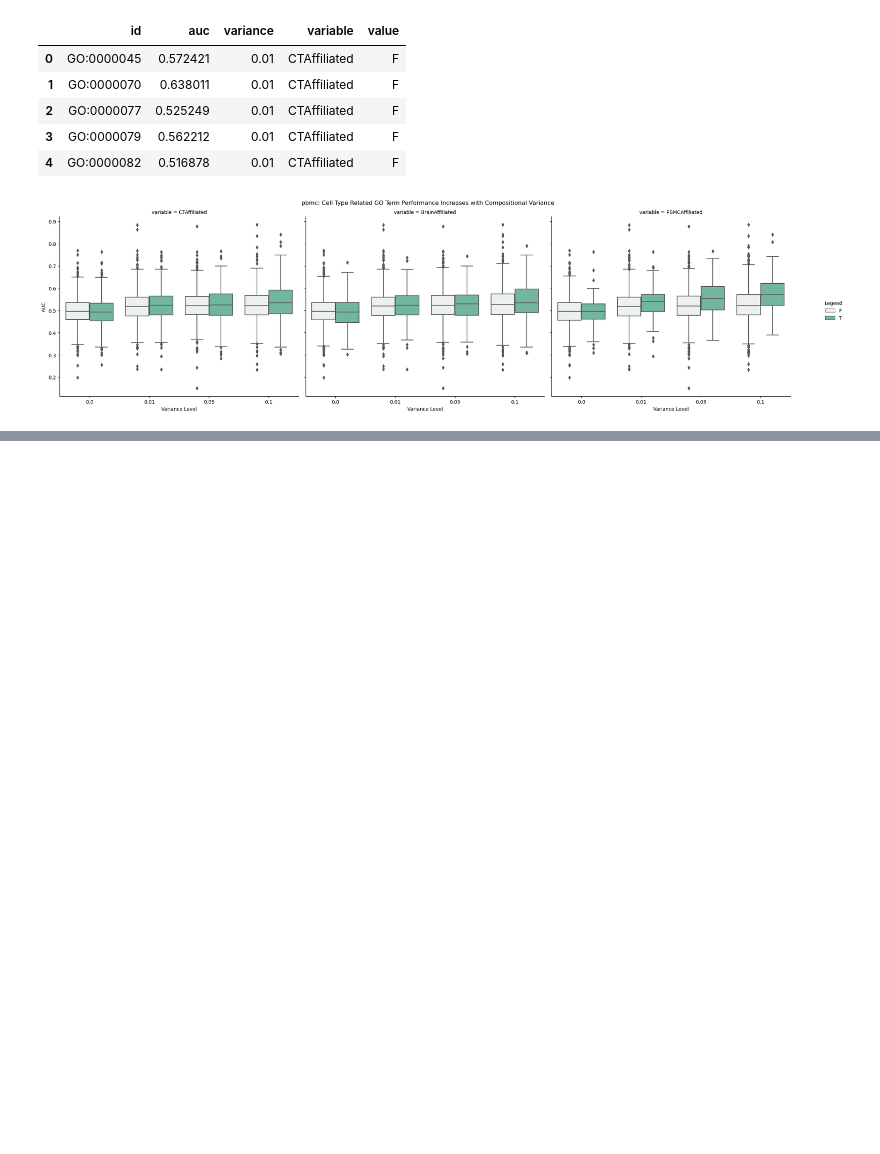
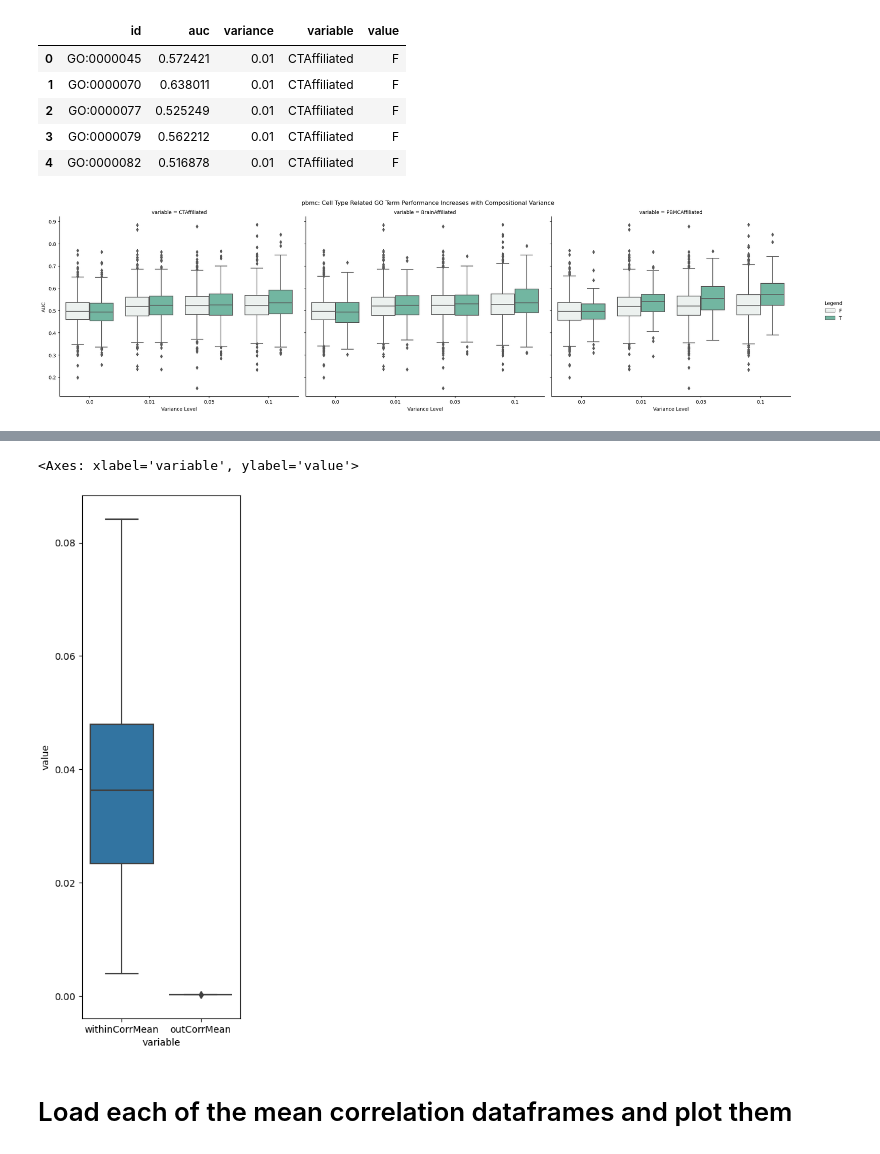
Before and after one commit to AlexAdrian-Hamazaki/Pseudobulk_Function_Pipeline, a Jupyter notebook: bin/bulkSimulations/bin/notebooks/analysis.ipynb, the cells around one changed output, grey strips where cells are left out. Saved outputs shown, nothing was run; the diff lists cells and outputs as text; code cells hidden in the pictures; blank space fills up the shorter version.

```diff
--- a/bin/bulkSimulations/bin/notebooks/analysis.ipynb
+++ b/bin/bulkSimulations/bin/notebooks/analysis.ipynb
@@ -100,8 +86,3 @@ plt.show()
 [figure]
 # %%
 import pandas as pd
-# %%
-import anndata as ad
-import pandas as pd
-df = pd.read_csv("/space/grp/aadrian/Pseudobulk_Function_Pipeline_HighRes/bin/bulkSimulations/data/bootd/1/simulated_bulk_datasets/brain_sc_with_metadata_cpm_pc/var_0.01_brain_sc_with_metadata_cpm_pc_simulated_bulk_samples.csv.gz")
-adata = ad.read_h5ad("/space/grp/aadrian/Pseudobulk_Function_Pipeline_HighRes/bin/preprocessing/preprocessSC_pipe/data/h5ad_datasets/processed/withStats/pbmc_sc_with_metadata_cpm_pc_stats.h5ad")
@@ -116,0 +201,23 @@ df2 = pd.read_csv("/space/grp/aadrian/Pseudobulk_Function_Pipeline_HighRes/bin/b
+# %%
+lo_mean_corr_rows = []
+
+for go, df in go_annot_brain.groupby("GO ID"):
+    print(go)
+    # print(df.ensembl_gene_id)
+    sim_bulk_corr_go_term_subset = sim_bulk_corr.iloc[sim_bulk_corr.index.isin(df.ensembl_gene_id), sim_bulk_corr.index.isin(df.ensembl_gene_id)]
+    sim_bulk_corr_non_go_term_subset = sim_bulk_corr.iloc[~sim_bulk_corr.index.isin(df.ensembl_gene_id), ~sim_bulk_corr.index.isin(df.ensembl_gene_id)]
+
+    if sim_bulk_corr_go_term_subset.shape[0] <=3:
+        continue
+
+    # print(sim_bulk_corr_go_term_subset.mean().mean())
+    # print(sim_bulk_corr_non_go_term_subset.mean().mean())
+    print(sim_bulk_corr_go_term_subset.shape)
+    print(sim_bulk_corr_non_go_term_subset.shape)
+
+
+    mean_df_row = pd.DataFrame(data = {
+                                "withinCorrMean": sim_bulk_corr_go_term_subset.mean().mean(),
+                                "outCorrMean": sim_bulk_corr_non_go_term_subset.mean().mean()},
+                               index = [go])
+    lo_mean_corr_rows.append(mean_df_row)
@@ -116,0 +242,17 @@ df2 = pd.read_csv("/space/grp/aadrian/Pseudobulk_Function_Pipeline_HighRes/bin/b
+# %%
+df_mean_corrs = pd.concat(lo_mean_corr_rows)
+# %%
+import pandas as pd
+import seaborn as sns
+import matplotlib.pyplot as plt
+
+# Set the size of the plot
+plt.figure(figsize=(3, 10))  # Adjust width and height according to your needs
+
+
+data = df_mean_corrs.melt()
+
+sns.boxplot(data = data, x = 'variable', y = 'value')
+# %% [output]
+<Axes: xlabel='variable', ylabel='value'>
+[figure, added]
@@ -116,0 +261,2 @@ df2 = pd.read_csv("/space/grp/aadrian/Pseudobulk_Function_Pipeline_HighRes/bin/b
+# %% [markdown]
+# Load each of the mean correlation dataframes and plot them
```
Also changed, not shown: parts of 30 cells of this notebook, 14 other files.
